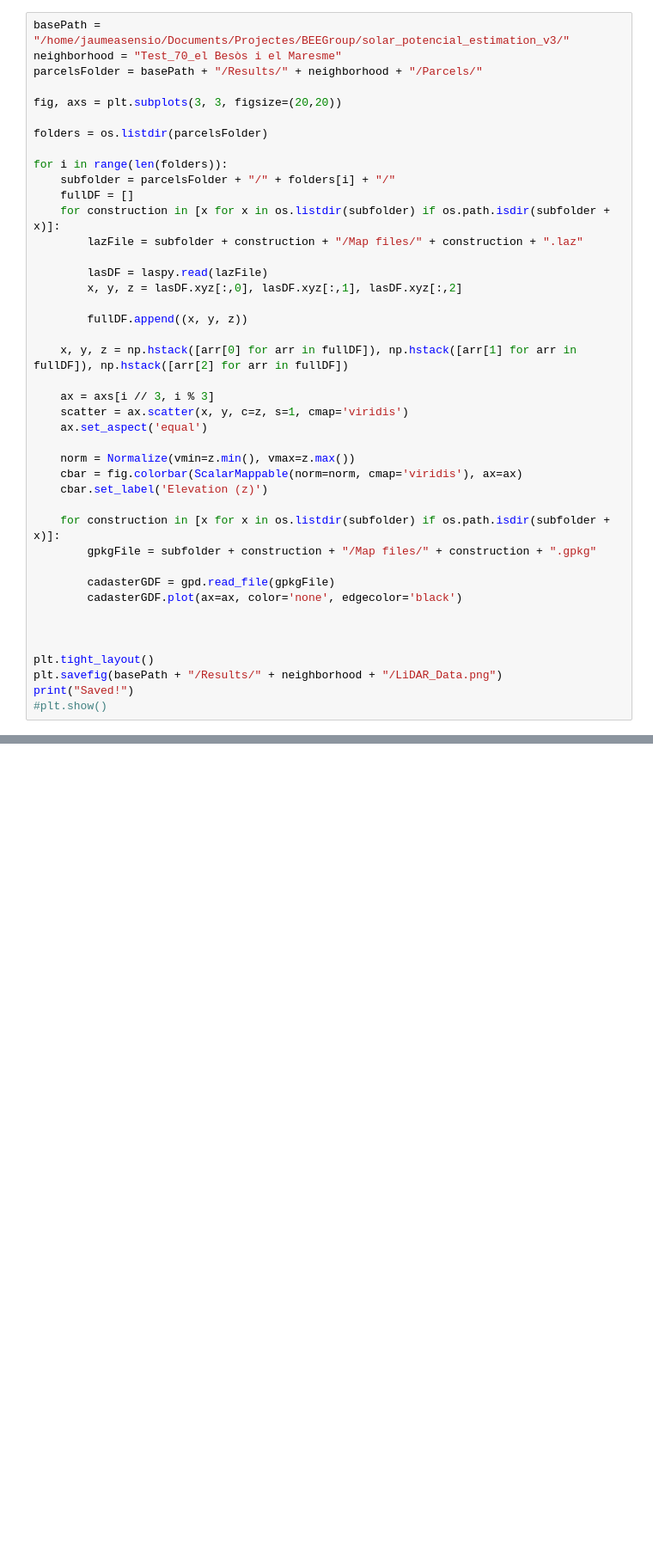
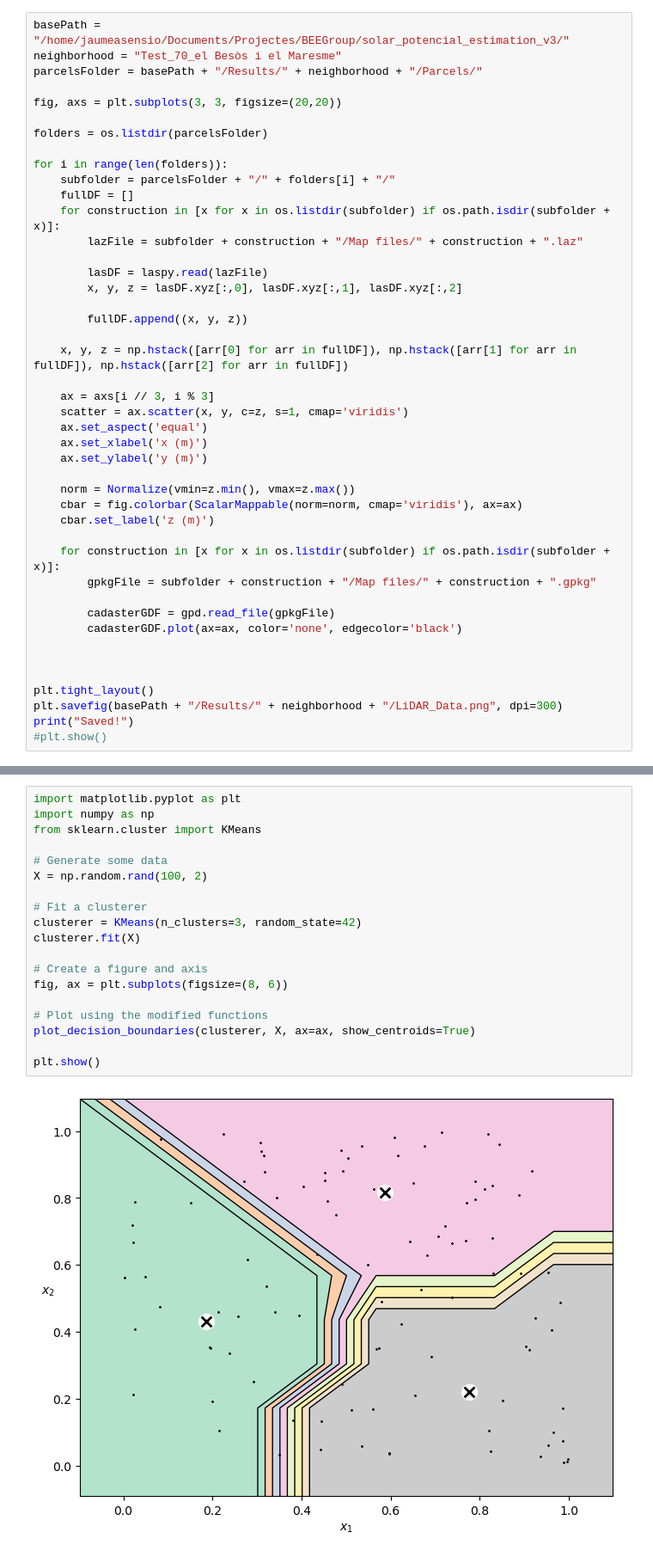
Before and after one commit to BeeGroup-cimne/solar_potencial_estimation_v3, a Jupyter notebook: Scripts/Plane_Identification_Revised/nov15/ResultsVisualizer.ipynb, the cells around one changed output, grey strips where cells are left out. Shown at 86% size. Cells and saved outputs as stored; diff of their text form; blank space fills up the shorter version.

```diff
--- a/Scripts/Plane_Identification_Revised/nov15/ResultsVisualizer.ipynb
+++ b/Scripts/Plane_Identification_Revised/nov15/ResultsVisualizer.ipynb
@@ -32,10 +33,12 @@ for i in range(len(folders)):
     ax = axs[i // 3, i % 3]
     scatter = ax.scatter(x, y, c=z, s=1, cmap='viridis')
     ax.set_aspect('equal')
+    ax.set_xlabel('x (m)')
+    ax.set_ylabel('y (m)')
 
     norm = Normalize(vmin=z.min(), vmax=z.max())
     cbar = fig.colorbar(ScalarMappable(norm=norm, cmap='viridis'), ax=ax)
-    cbar.set_label('Elevation (z)')
+    cbar.set_label('z (m)')
 
     for construction in [x for x in os.listdir(subfolder) if os.path.isdir(subfolder + x)]:
         gpkgFile = subfolder + construction + "/Map files/" + construction + ".gpkg"
@@ -46,7 +49,7 @@ for i in range(len(folders)):
 
 
 plt.tight_layout()
-plt.savefig(basePath + "/Results/" + neighborhood + "/LiDAR_Data.png")
+plt.savefig(basePath + "/Results/" + neighborhood + "/LiDAR_Data.png", dpi=300)
 print("Saved!")
 #plt.show()
 # %% [output]
@@ -74,0 +178,21 @@ array([33.944, 34.182, 34.079, 33.951, 34.386, 34.399, 34.217, 34.112,
+# %%
+import matplotlib.pyplot as plt
+import numpy as np
+from sklearn.cluster import KMeans
+
+# Generate some data
+X = np.random.rand(100, 2)
+
+# Fit a clusterer
+clusterer = KMeans(n_clusters=3, random_state=42)
+clusterer.fit(X)
+
+# Create a figure and axis
+fig, ax = plt.subplots(figsize=(8, 6))
+
+# Plot using the modified functions
+plot_decision_boundaries(clusterer, X, ax=ax, show_centroids=True)
+
+plt.show()
+# %% [output]
+[figure, added]
```
Also changed, not shown: parts of 9 cells of this notebook, 2 other files.
